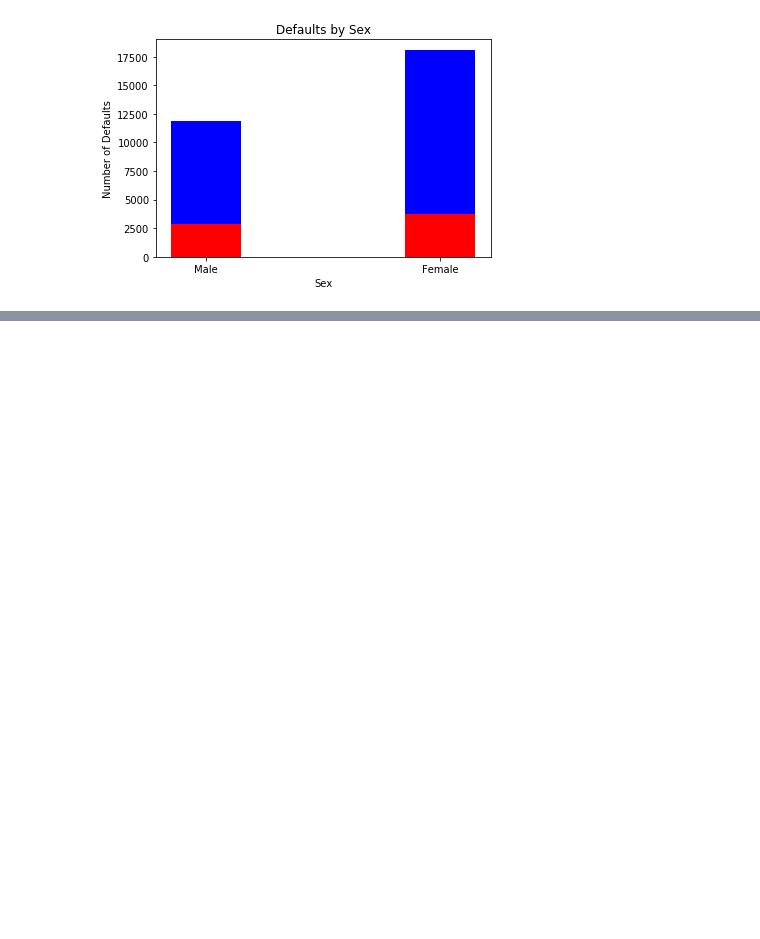
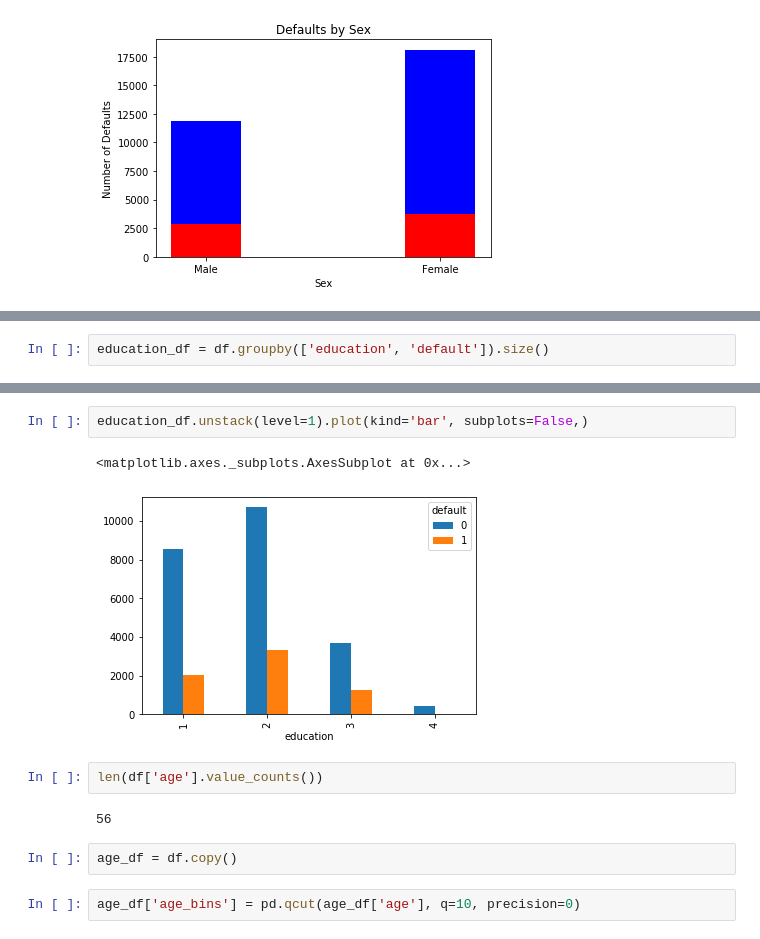
Before and after one commit to JoeSRead/Default-Detection, a Jupyter notebook: titus.ipynb, the cells around one changed output, grey strips where cells are left out. Saved outputs shown, nothing was run; the diff lists cells and outputs as text; blank space fills up the shorter version.

```diff
--- a/titus.ipynb
+++ b/titus.ipynb
@@ -101,0 +98,2 @@ p2 = plt.bar(['Male', 'Female'],[df.default.loc[df['edcuation'] == 1].value_coun
+# %%
+education_df = df.groupby(['education', 'default']).size()
@@ -101,0 +113,13 @@ p2 = plt.bar(['Male', 'Female'],[df.default.loc[df['edcuation'] == 1].value_coun
+# %%
+education_df.unstack(level=1).plot(kind='bar', subplots=False,)
+# %% [output]
+<matplotlib.axes._subplots.AxesSubplot at 0x...>
+[figure, added]
+# %%
+len(df['age'].value_counts())
+# %% [output]
+56
+# %%
+age_df = df.copy()
+# %%
+age_df['age_bins'] = pd.qcut(age_df['age'], q=10, precision=0)
```
Also changed, not shown: parts of 26 cells of this notebook.
